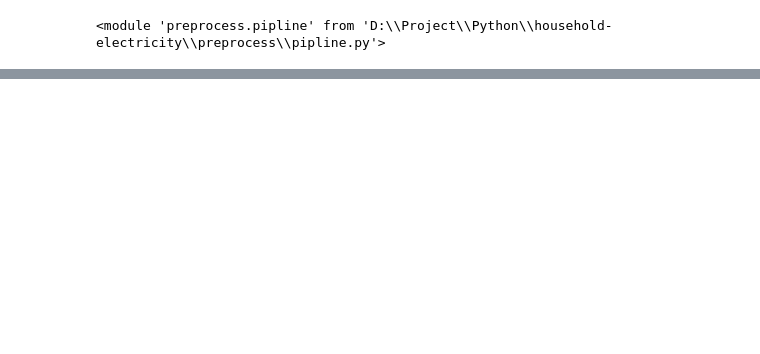
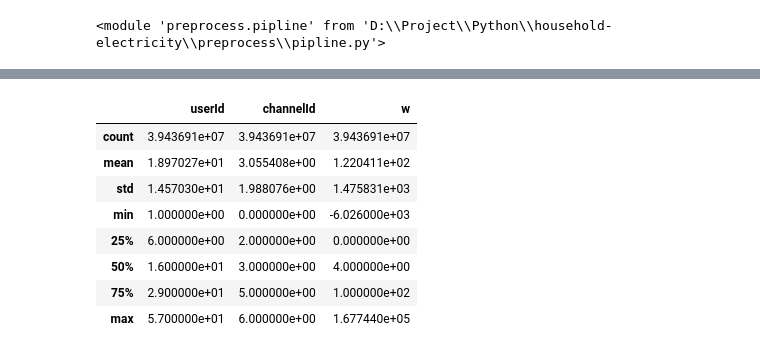
Before and after one commit to titangene/household-electricity, a Jupyter notebook: main.ipynb, the cells around one changed output, grey strips where cells are left out. Saved outputs shown, nothing was run; the diff lists cells and outputs as text; code cells hidden in the pictures; blank space fills up the shorter version.

```diff
--- a/main.ipynb
+++ b/main.ipynb
@@ -26,0 +19,5 @@ original_dataSet.head()
+# %%
+# 讀取原始 .csv 檔
+original_dataSet = user_load_data.load_dataset('2018-08-24-01-15-29_table_0502.csv')
+original_dataSet = user_load_data.transform_time(original_dataSet, 'reportTime', format='%Y-%m-%d %H:%M:%S')
+original_dataSet.head()
@@ -27,2 +43,14 @@ original_dataSet.head()
+# %%
+original_dataSet.describe()
+# %% [output]
+|  | userId | channelId | w |
+| count | 3.943691e+07 | 3.943691e+07 | 3.943691e+07 |
+| mean | 1.897027e+01 | 3.055408e+00 | 1.220411e+02 |
+| std | 1.457030e+01 | 1.988076e+00 | 1.475831e+03 |
+| min | 1.000000e+00 | 0.000000e+00 | -6.026000e+03 |
+| 25% | 6.000000e+00 | 2.000000e+00 | 0.000000e+00 |
+| 50% | 1.600000e+01 | 3.000000e+00 | 4.000000e+00 |
+| 75% | 2.900000e+01 | 5.000000e+00 | 1.000000e+02 |
+| max | 5.700000e+01 | 6.000000e+00 | 1.677440e+05 |
 # %%
 # 先做 channelId 0
```
Also changed, not shown: parts of 19 cells of this notebook, 2 other files.
